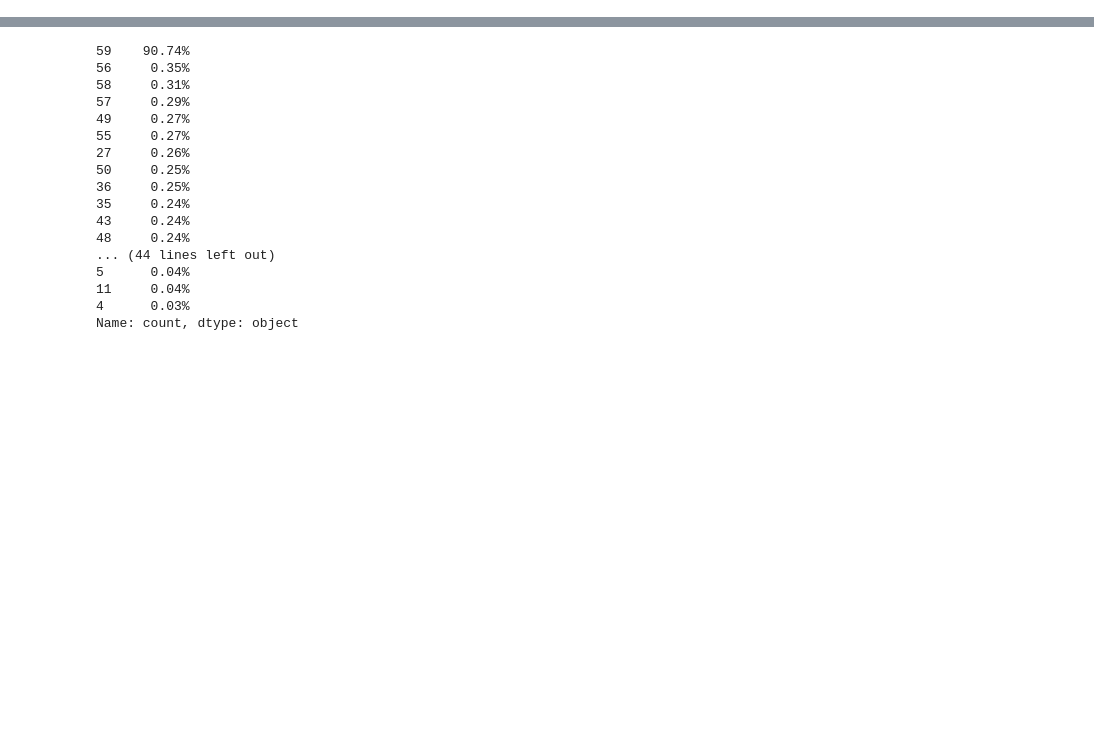
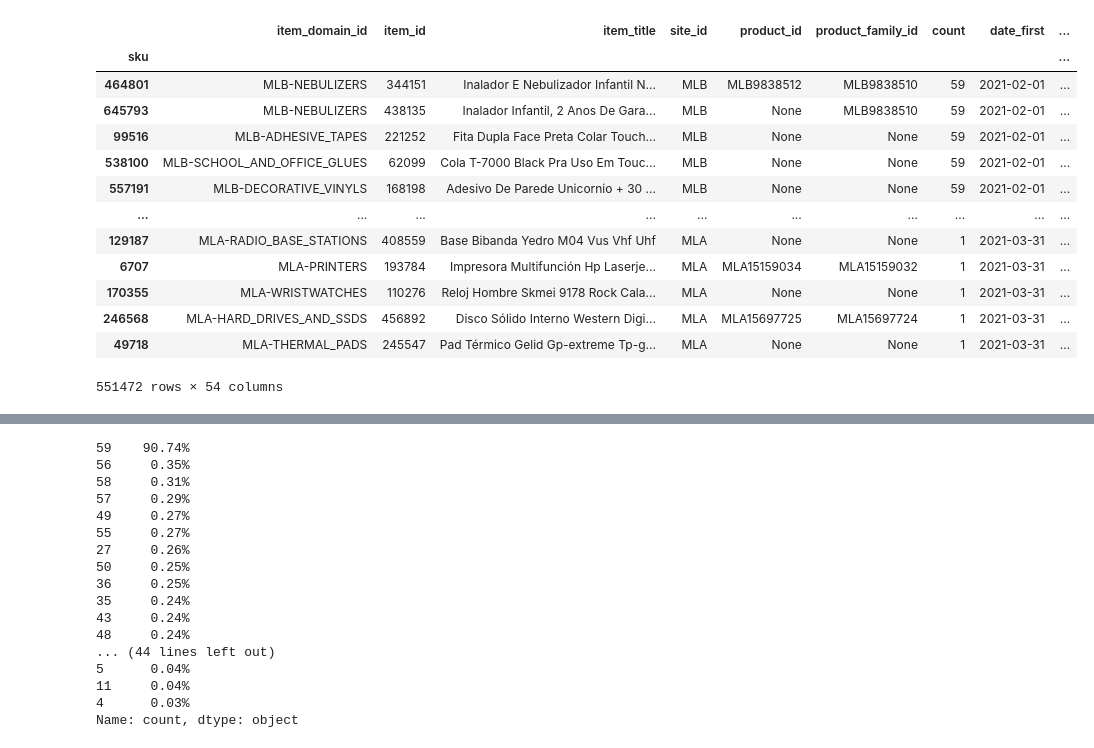
Before and after one commit to eduagarcia/meli-challenge-2021, a Jupyter notebook: data-analysis-2.ipynb, the cells around one changed output, grey strips where cells are left out. Drawn from its saved outputs; the diff is of its cells as text; code cells hidden in the pictures; blank space fills up the shorter version.

```diff
--- a/data-analysis-2.ipynb
+++ b/data-analysis-2.ipynb
@@ -11,3 +13,20 @@ test_data = os.path.join(DATASET_FOLDER, 'test_data.csv')
 # %%
 df_train_v1 = pd.read_parquet(train_processed_data, engine='fastparquet')
 df_train_v1 = df_train_v1.set_index('sku')
+# %%
+df_train_v1
+# %% [output]
+|  | item_domain_id | item_id | item_title | site_id | product_id | product_family_id | count | date_first | ... |
+| sku |  |  |  |  |  |  |  |  | ... |
+| 464801 | MLB-NEBULIZERS | 344151 | Inalador E Nebulizador Infantil N... | MLB | MLB9838512 | MLB9838510 | 59 | 2021-02-01 | ... |
+| 645793 | MLB-NEBULIZERS | 438135 | Inalador Infantil, 2 Anos De Gara... | MLB | None | MLB9838510 | 59 | 2021-02-01 | ... |
+| 99516 | MLB-ADHESIVE_TAPES | 221252 | Fita Dupla Face Preta Colar Touch... | MLB | None | None | 59 | 2021-02-01 | ... |
+| 538100 | MLB-SCHOOL_AND_OFFICE_GLUES | 62099 | Cola T-7000 Black Pra Uso Em Touc... | MLB | None | None | 59 | 2021-02-01 | ... |
+| 557191 | MLB-DECORATIVE_VINYLS | 168198 | Adesivo De Parede Unicornio + 30 ... | MLB | None | None | 59 | 2021-02-01 | ... |
+| ... | ... | ... | ... | ... | ... | ... | ... | ... | ... |
+| 129187 | MLA-RADIO_BASE_STATIONS | 408559 | Base Bibanda Yedro M04 Vus Vhf Uhf | MLA | None | None | 1 | 2021-03-31 | ... |
+| 6707 | MLA-PRINTERS | 193784 | Impresora Multifunción Hp Laserje... | MLA | MLA15159034 | MLA15159032 | 1 | 2021-03-31 | ... |
+| 170355 | MLA-WRISTWATCHES | 110276 | Reloj Hombre Skmei 9178 Rock Cala... | MLA | None | None | 1 | 2021-03-31 | ... |
+| 246568 | MLA-HARD_DRIVES_AND_SSDS | 456892 | Disco Sólido Interno Western Digi... | MLA | MLA15697725 | MLA15697724 | 1 | 2021-03-31 | ... |
+| 49718 | MLA-THERMAL_PADS | 245547 | Pad Térmico Gelid Gp-extreme Tp-g... | MLA | None | None | 1 | 2021-03-31 | ... |
+551472 rows × 54 columns
```
Also changed, not shown: parts of 4 cells of this notebook, 30 other files.
